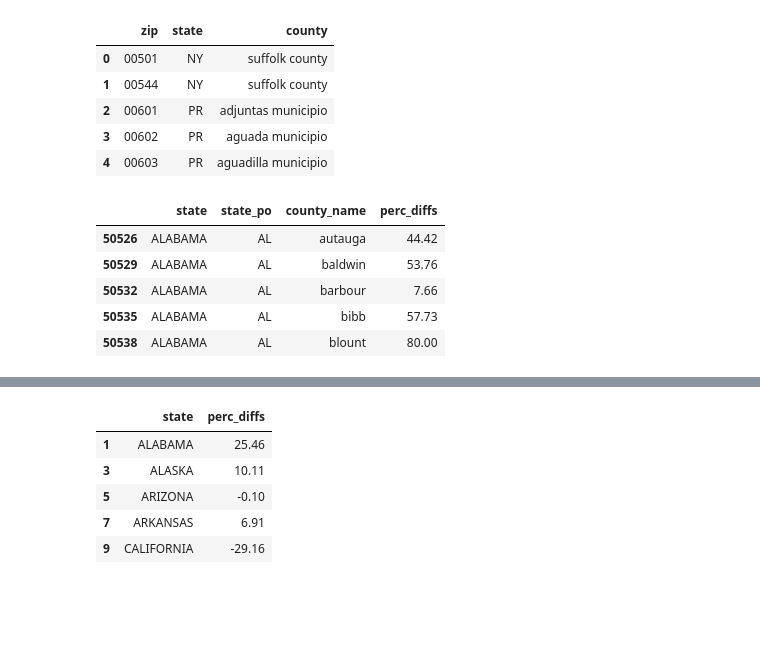
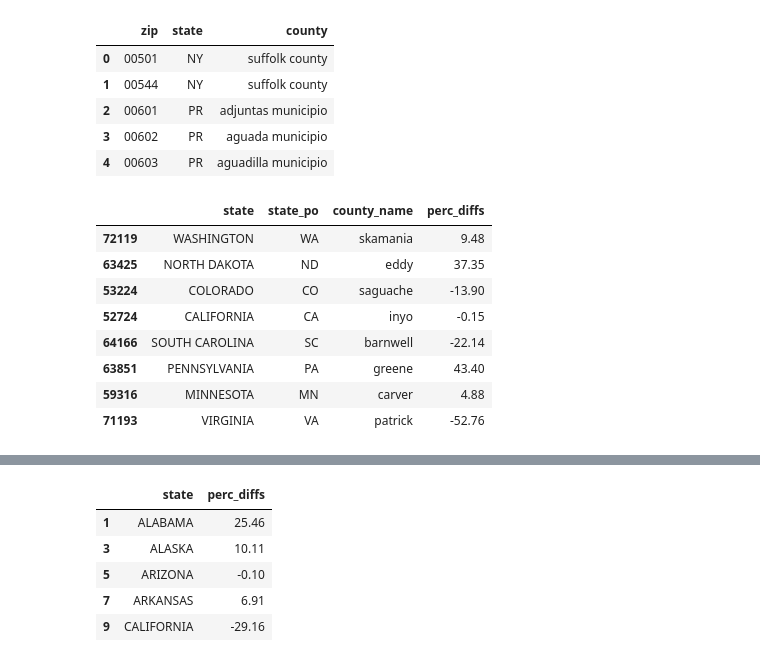
Before and after one commit to SpecCRA/yelp_data_formatting, a Jupyter notebook: data_exploration.ipynb, the cells around one changed output, grey strips where cells are left out. Cells and saved outputs as stored; diff of their text form; code cells hidden in the pictures; blank space fills up the shorter version.

```diff
--- a/data_exploration.ipynb
+++ b/data_exploration.ipynb
@@ -63,11 +63,14 @@ ZIPS_DF.head()
 # %%
 COUNTY_DF['county_name'] = COUNTY_DF['county_name'].str.lower()
 COUNTY_DF['county_name'] = COUNTY_DF['county_name'].apply(fix_county_name)
-COUNTY_DF.head()
+COUNTY_DF.sample(8)
 # %% [output]
 |  | state | state_po | county_name | perc_diffs |
-| 50526 | ALABAMA | AL | autauga | 44.42 |
-| 50529 | ALABAMA | AL | baldwin | 53.76 |
-| 50532 | ALABAMA | AL | barbour | 7.66 |
-| 50535 | ALABAMA | AL | bibb | 57.73 |
-| 50538 | ALABAMA | AL | blount | 80.00 |
+| 72119 | WASHINGTON | WA | skamania | 9.48 |
+| 63425 | NORTH DAKOTA | ND | eddy | 37.35 |
+| 53224 | COLORADO | CO | saguache | -13.90 |
+| 52724 | CALIFORNIA | CA | inyo | -0.15 |
+| 64166 | SOUTH CAROLINA | SC | barnwell | -22.14 |
+| 63851 | PENNSYLVANIA | PA | greene | 43.40 |
+| 59316 | MINNESOTA | MN | carver | 4.88 |
+| 71193 | VIRGINIA | VA | patrick | -52.76 |
```
Also changed, not shown: parts of 25 cells of this notebook, 1 other file.
